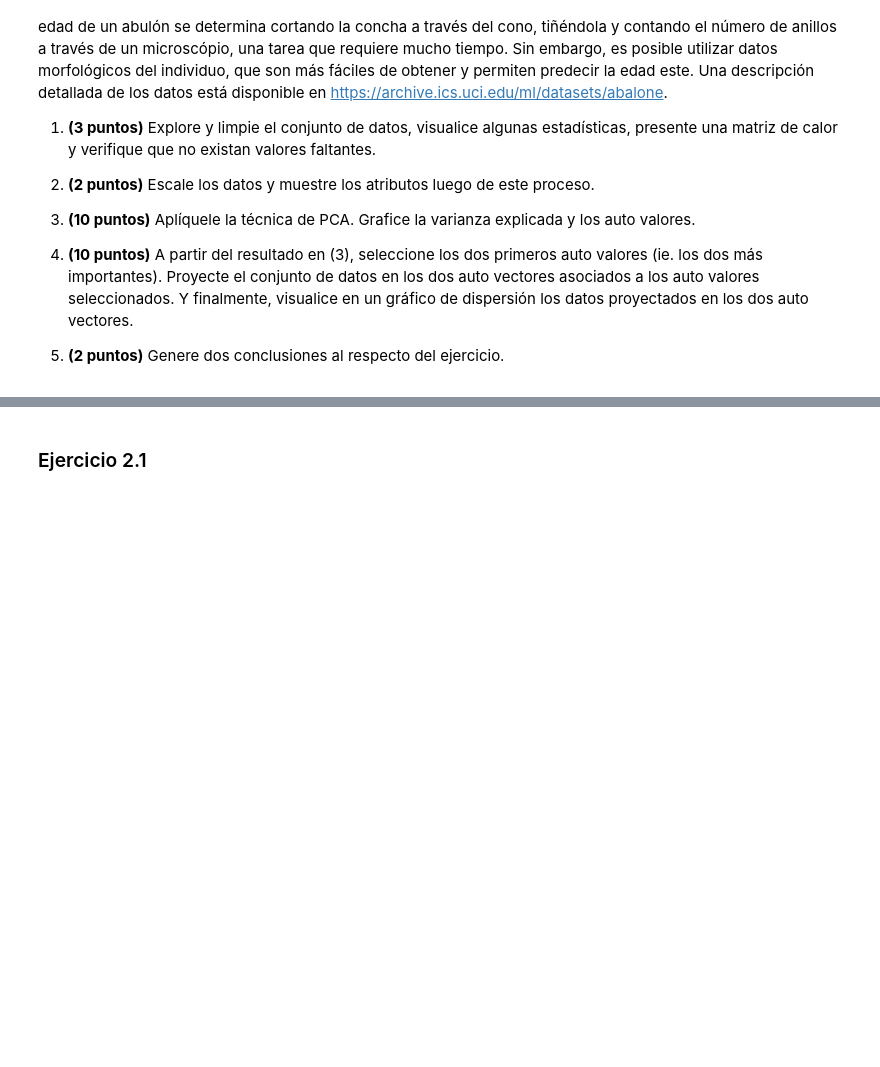
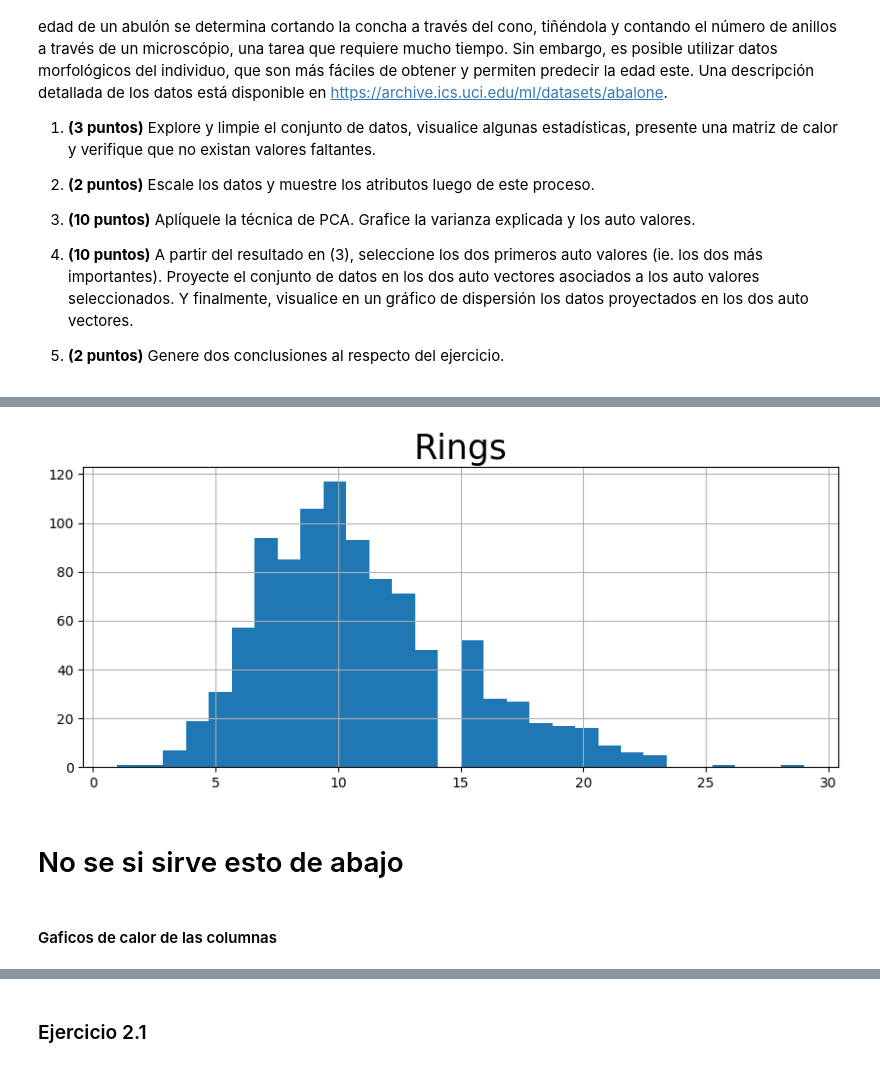
Before and after one commit to pabloamh27/PCA_project, a Jupyter notebook: TP02.ipynb, the cells around one changed output, grey strips where cells are left out. Cells and saved outputs as stored; diff of their text form; code cells hidden in the pictures; blank space fills up the shorter version.

```diff
--- a/TP02.ipynb
+++ b/TP02.ipynb
@@ -348,0 +465,9 @@ El conjunto de datos puede ser utilizado para entrenar modelos para predecir la
+# %%
+
+graficadora("Rings")
+# %% [output]
+[figure, added]
+# %% [markdown]
+# No se si sirve esto de abajo
+# %% [markdown]
+#### Gaficos de calor de las columnas
```
Also changed, not shown: parts of 28 cells of this notebook, 1 other file.
